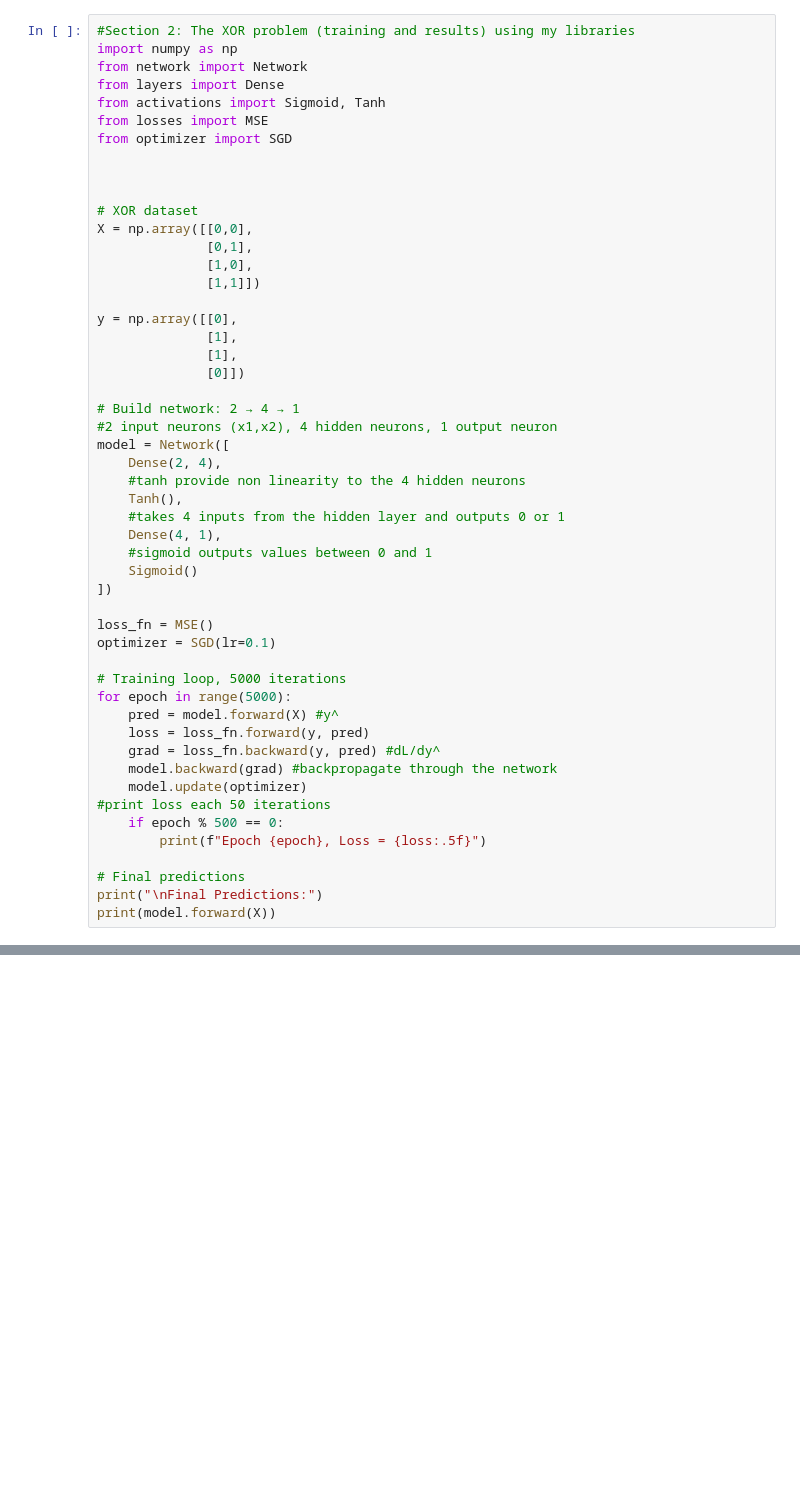
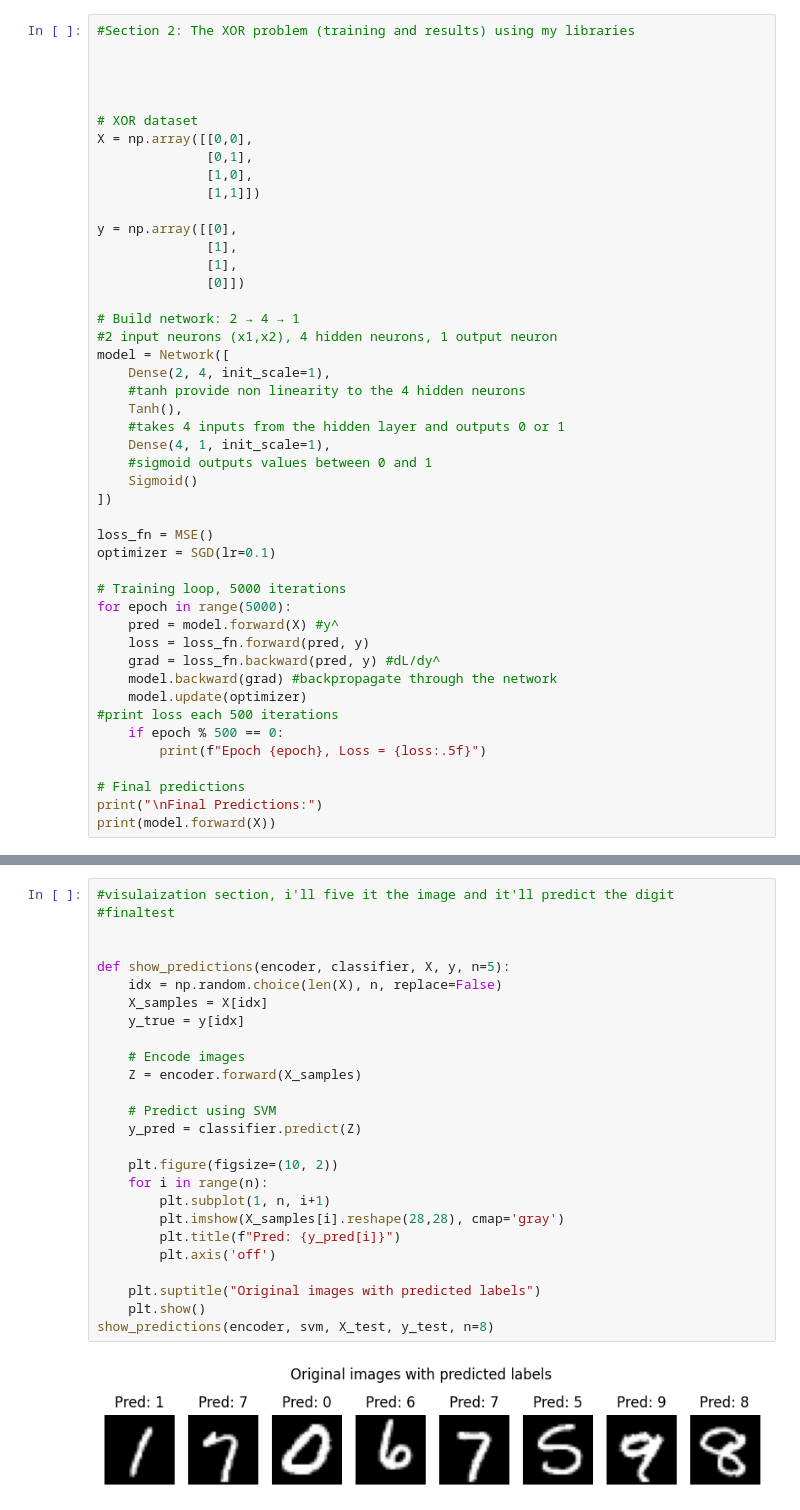
Before and after one commit to mariamashraf09/ci_majortask, a Jupyter notebook: notebooks/project_demo.ipynb, the cells around one changed output, grey strips where cells are left out. Cells and saved outputs as stored; diff of their text form; blank space fills up the shorter version.

```diff
--- a/notebooks/project_demo.ipynb
+++ b/notebooks/project_demo.ipynb
@@ -71,12 +72,7 @@ Relative Difference: 3.8799112938026197e-11
 Gradient check passed!
 # %%
 #Section 2: The XOR problem (training and results) using my libraries
-import numpy as np
-from network import Network
-from layers import Dense
-from activations import Sigmoid, Tanh
-from losses import MSE
-from optimizer import SGD
+
 
 
 
@@ -94,11 +90,11 @@ y = np.array([[0],
 # Build network: 2 → 4 → 1
 #2 input neurons (x1,x2), 4 hidden neurons, 1 output neuron
 model = Network([
-    Dense(2, 4),
+    Dense(2, 4, init_scale=1),
     #tanh provide non linearity to the 4 hidden neurons
     Tanh(),
     #takes 4 inputs from the hidden layer and outputs 0 or 1
-    Dense(4, 1),
+    Dense(4, 1, init_scale=1),
     #sigmoid outputs values between 0 and 1
     Sigmoid()
 ])
@@ -109,11 +105,11 @@ optimizer = SGD(lr=0.1)
 # Training loop, 5000 iterations
 for epoch in range(5000):
     pred = model.forward(X) #y^
-    loss = loss_fn.forward(y, pred)
-    grad = loss_fn.backward(y, pred) #dL/dy^
+    loss = loss_fn.forward(pred, y)
+    grad = loss_fn.backward(pred, y) #dL/dy^
     model.backward(grad) #backpropagate through the network
     model.update(optimizer)
-#print loss each 50 iterations
+#print loss each 500 iterations
     if epoch % 500 == 0:
         print(f"Epoch {epoch}, Loss = {loss:.5f}")
 
@@ -139,0 +446,28 @@ Final Predictions:
+# %%
+#visulaization section, i'll five it the image and it'll predict the digit
+#finaltest
+
+
+def show_predictions(encoder, classifier, X, y, n=5):
+    idx = np.random.choice(len(X), n, replace=False)
+    X_samples = X[idx]
+    y_true = y[idx]
+
+    # Encode images
+    Z = encoder.forward(X_samples)
+
+    # Predict using SVM
+    y_pred = classifier.predict(Z)
+
+    plt.figure(figsize=(10, 2))
+    for i in range(n):
+        plt.subplot(1, n, i+1)
+        plt.imshow(X_samples[i].reshape(28,28), cmap='gray')
+        plt.title(f"Pred: {y_pred[i]}")
+        plt.axis('off')
+
+    plt.suptitle("Original images with predicted labels")
+    plt.show()
+show_predictions(encoder, svm, X_test, y_test, n=8)
+# %% [output]
+[figure, added]
```
Also changed, not shown: parts of 5 cells of this notebook.
